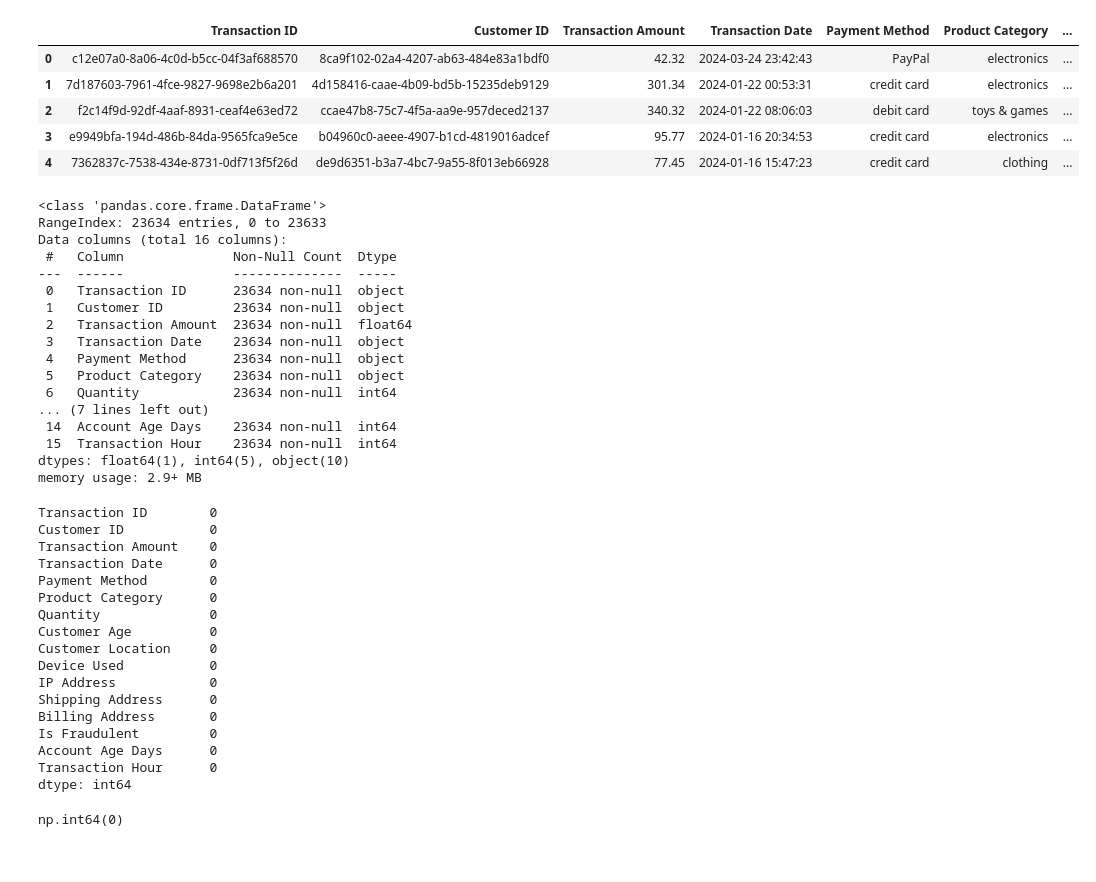
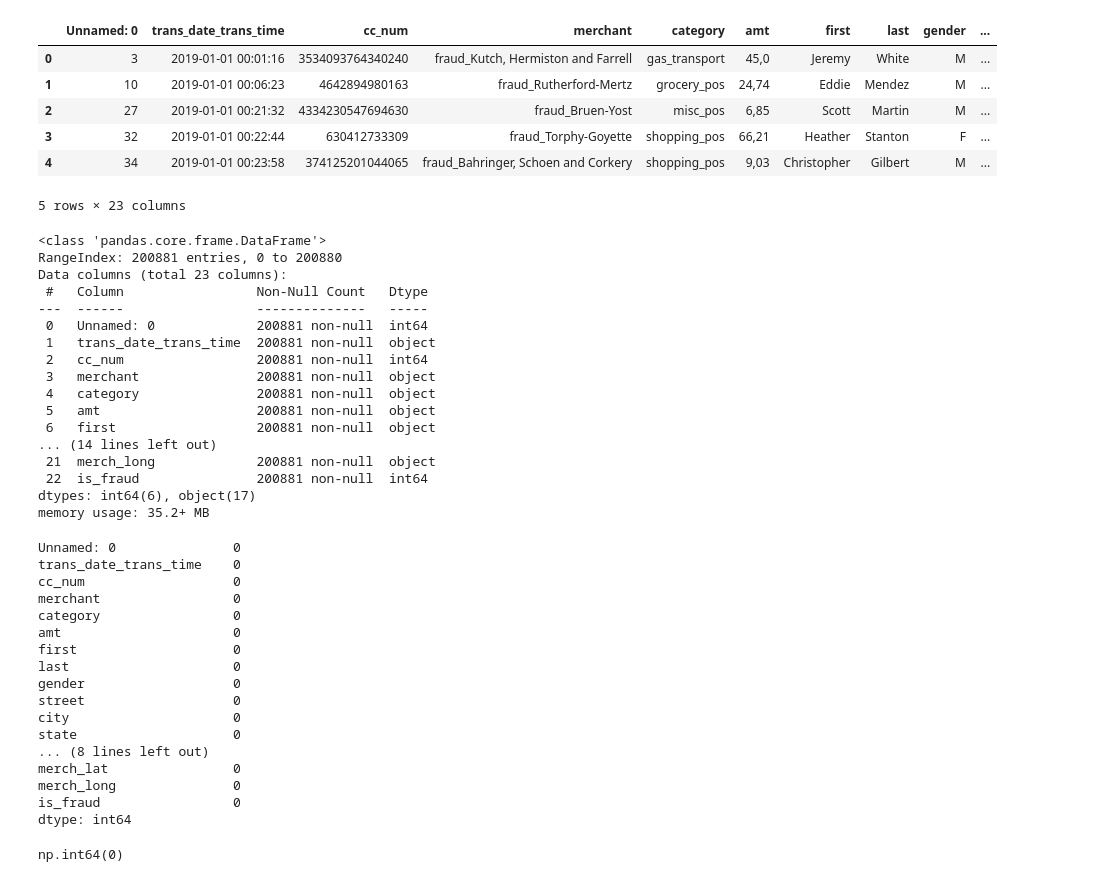
Before and after one commit to FTDS-assignment-bay/p2-final-project-ftds-025-hck-group-001, a Jupyter notebook: EDA.ipynb, the cells around one changed output. Saved outputs shown, nothing was run; the diff lists cells and outputs as text; code cells hidden in the pictures.

```diff
--- a/EDA.ipynb
+++ b/EDA.ipynb
@@ -7,54 +7,56 @@ import seaborn as sns
 
 import scipy
 # %%
-df = pd.read_csv('Fraudulent_E-Commerce_Transaction_Data_2.csv')
+df = pd.read_csv('DatosPrueba.csv', delimiter=';')
+df = df.drop(columns=['Unnamed: 0.1'], axis=1)
 df.head()
 # %% [output]
-|  | Transaction ID | Customer ID | Transaction Amount | Transaction Date | Payment Method | Product Category | ... |
-| 0 | c12e07a0-8a06-4c0d-b5cc-04f3af688570 | 8ca9f102-02a4-4207-ab63-484e83a1bdf0 | 42.32 | 2024-03-24 23:42:43 | PayPal | electronics | ... |
-| 1 | 7d187603-7961-4fce-9827-9698e2b6a201 | 4d158416-caae-4b09-bd5b-15235deb9129 | 301.34 | 2024-01-22 00:53:31 | credit card | electronics | ... |
-| 2 | f2c14f9d-92df-4aaf-8931-ceaf4e63ed72 | ccae47b8-75c7-4f5a-aa9e-957deced2137 | 340.32 | 2024-01-22 08:06:03 | debit card | toys & games | ... |
-| 3 | e9949bfa-194d-486b-84da-9565fca9e5ce | b04960c0-aeee-4907-b1cd-4819016adcef | 95.77 | 2024-01-16 20:34:53 | credit card | electronics | ... |
-| 4 | 7362837c-7538-434e-8731-0df713f5f26d | de9d6351-b3a7-4bc7-9a55-8f013eb66928 | 77.45 | 2024-01-16 15:47:23 | credit card | clothing | ... |
+|  | Unnamed: 0 | trans_date_trans_time | cc_num | merchant | category | amt | first | last | gender | ... |
+| 0 | 3 | 2019-01-01 00:01:16 | 3534093764340240 | fraud_Kutch, Hermiston and Farrell | gas_transport | 45,0 | Jeremy | White | M | ... |
+| 1 | 10 | 2019-01-01 00:06:23 | 4642894980163 | fraud_Rutherford-Mertz | grocery_pos | 24,74 | Eddie | Mendez | M | ... |
+| 2 | 27 | 2019-01-01 00:21:32 | 4334230547694630 | fraud_Bruen-Yost | misc_pos | 6,85 | Scott | Martin | M | ... |
+| 3 | 32 | 2019-01-01 00:22:44 | 630412733309 | fraud_Torphy-Goyette | shopping_pos | 66,21 | Heather | Stanton | F | ... |
+| 4 | 34 | 2019-01-01 00:23:58 | 374125201044065 | fraud_Bahringer, Schoen and Corkery | shopping_pos | 9,03 | Christopher | Gilbert | M | ... |
+5 rows × 23 columns
 # %%
 df.info()
 # %% [output]
 <class 'pandas.core.frame.DataFrame'>
-RangeIndex: 23634 entries, 0 to 23633
-Data columns (total 16 columns):
- #   Column              Non-Null Count  Dtype
----  ------              --------------  -----
- 0   Transaction ID      23634 non-null  object
- 1   Customer ID         23634 non-null  object
- 2   Transaction Amount  23634 non-null  float64
- 3   Transaction Date    23634 non-null  object
- 4   Payment Method      23634 non-null  object
- 5   Product Category    23634 non-null  object
- 6   Quantity            23634 non-null  int64
-... (7 lines left out)
- 14  Account Age Days    23634 non-null  int64
- 15  Transaction Hour    23634 non-null  int64
-dtypes: float64(1), int64(5), object(10)
-memory usage: 2.9+ MB
+RangeIndex: 200881 entries, 0 to 200880
+Data columns (total 23 columns):
+ #   Column                 Non-Null Count   Dtype
+---  ------                 --------------   -----
+ 0   Unnamed: 0             200881 non-null  int64
+ 1   trans_date_trans_time  200881 non-null  object
+ 2   cc_num                 200881 non-null  int64
+ 3   merchant               200881 non-null  object
+ 4   category               200881 non-null  object
+ 5   amt                    200881 non-null  object
+ 6   first                  200881 non-null  object
+... (14 lines left out)
+ 21  merch_long             200881 non-null  object
+ 22  is_fraud               200881 non-null  int64
+dtypes: int64(6), object(17)
+memory usage: 35.2+ MB
 # %%
 df.isnull().sum()
 # %% [output]
-Transaction ID        0
-Customer ID           0
-Transaction Amount    0
-Transaction Date      0
-Payment Method        0
-Product Category      0
-Quantity              0
-Customer Age          0
-Customer Location     0
-Device Used           0
-IP Address            0
-Shipping Address      0
-Billing Address       0
-Is Fraudulent         0
-Account Age Days      0
-Transaction Hour      0
+Unnamed: 0               0
+trans_date_trans_time    0
+cc_num                   0
+merchant                 0
+category                 0
+amt                      0
+first                    0
+last                     0
+gender                   0
+street                   0
+city                     0
+state                    0
+... (8 lines left out)
+merch_lat                0
+merch_long               0
+is_fraud                 0
 dtype: int64
 # %%
 df.duplicated().sum()
```
Also changed, not shown: parts of 5 cells of this notebook, 4 other files.
